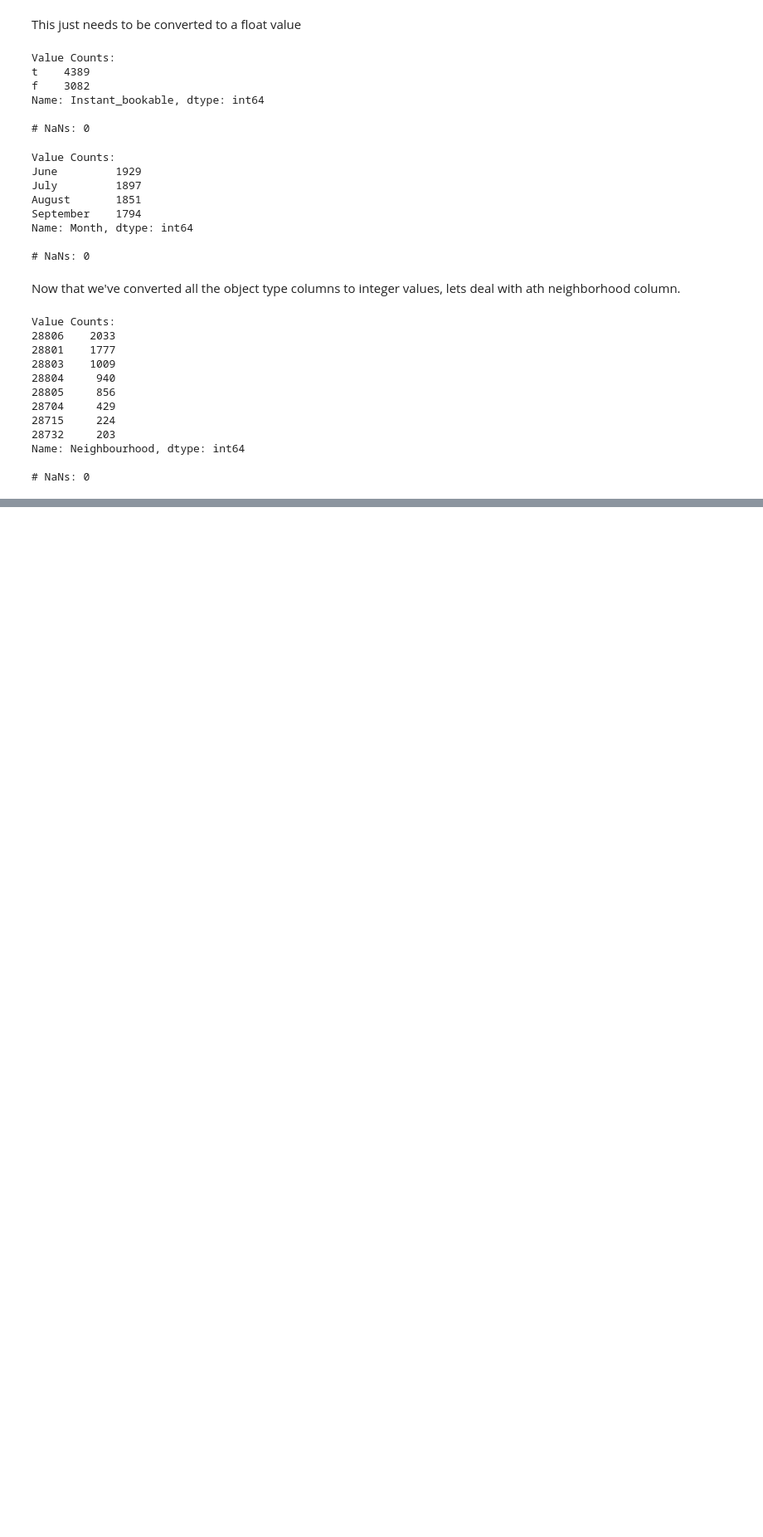
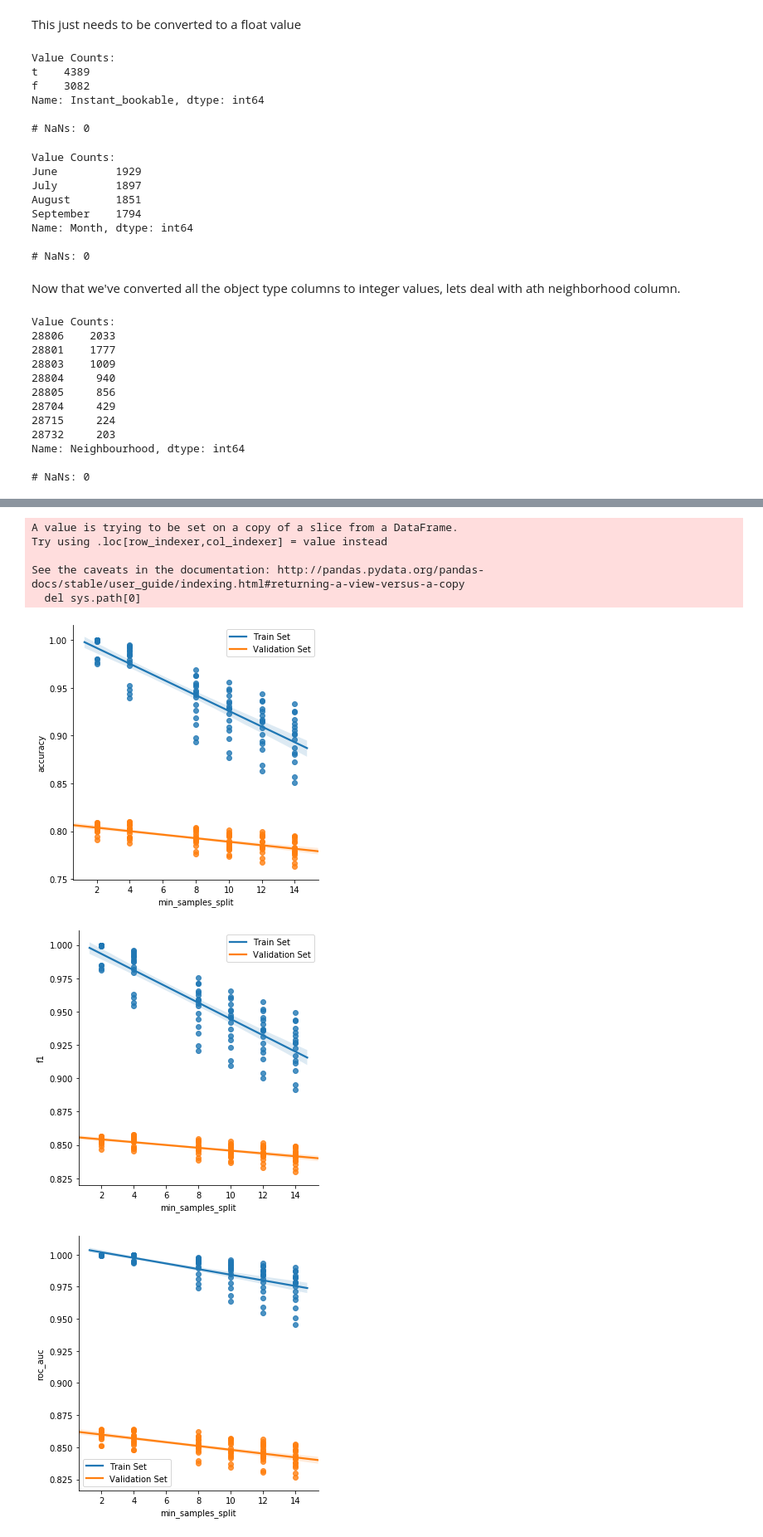
Before and after one commit to qlanners/cs671_kaggle, a Jupyter notebook: kaggle_airbnb.ipynb, the cells around one changed output, grey strips where cells are left out. Shown at 83% size. Cells and saved outputs as stored; diff of their text form; code cells hidden in the pictures; blank space fills up the shorter version.

```diff
--- a/kaggle_airbnb.ipynb
+++ b/kaggle_airbnb.ipynb
@@ -445,0 +872,2 @@ df[col] = df[col].replace(object_maps[col])
+# %%
+knn_results = pd.DataFrame(knn.cv_results_)
@@ -445,0 +878,3 @@ df[col] = df[col].replace(object_maps[col])
+# %%
+# put these results into a dict to we can iterate over them more easily
+results = {'forest' : forest_results, 'xg' : xg_results, 'knn' : knn_results}
@@ -445,0 +901,7 @@ df[col] = df[col].replace(object_maps[col])
+# %%
+# sort the results based on mean accuracy score on the validation sets and print the best one for each algorithm
+for k,v, in results.items():
+    results[k] = v.sort_values('mean_test_accuracy', ascending=False)
+    print(k)
+    print(results[k].iloc[0]['mean_test_accuracy'])
+    print()
@@ -445,0 +917,7 @@ df[col] = df[col].replace(object_maps[col])
+# %%
+# get avg train and score time for the top performing model for each algorithm
+train_times = {}
+for k,v, in results.items():
+    train_times[k] = v.iloc[0][['mean_fit_time', 'mean_score_time']]
+
+pd.DataFrame(train_times).T
@@ -445,0 +929,29 @@ df[col] = df[col].replace(object_maps[col])
+# %%
+# create metric vs hyper-parameter plots for desired hyper-parameters
+params_of_interest = {
+    'forest' : ['min_samples_split'],
+    'xg' : ['n_estimators', 'max_depth'],
+    'knn' : ['n_neighbors']
+}
+
+# create parameter metric plots
+for k,v in params_of_interest.items():
+    for p in v:
+        for m in metrics:
+            this_df = results[k][[f'param_{k}__{p}', f'mean_train_{m}', f'mean_test_{m}']]  # get a df of the data we want
+            this_df[f'param_{k}__{p}'] = this_df[f'param_{k}__{p}'].astype('float')  # convert param to float to plot
+            this_df = pd.melt(this_df, id_vars=[f'param_{k}__{p}'])  # create a df that we can use with seaborns hue
+            g = sns.lmplot(x=f'param_{k}__{p}', y="value", hue="variable", data=this_df, legend=False)
+            g.set(xlabel=p, ylabel=m)
+            plt.legend(labels=['Train Set', 'Validation Set'])
+            plt.savefig(f'figs/{k}__{p}__{m}.png')
+            plt.show()
+# %% [output]
+A value is trying to be set on a copy of a slice from a DataFrame.
+Try using .loc[row_indexer,col_indexer] = value instead
+
+See the caveats in the documentation: http://pandas.pydata.org/pandas-docs/stable/user_guide/indexing.html#returning-a-view-versus-a-copy
+  del sys.path[0]
+[figure, added]
+[figure, added]
+[figure, added]
```
Also changed, not shown: parts of 90 cells of this notebook, 43 other files.
